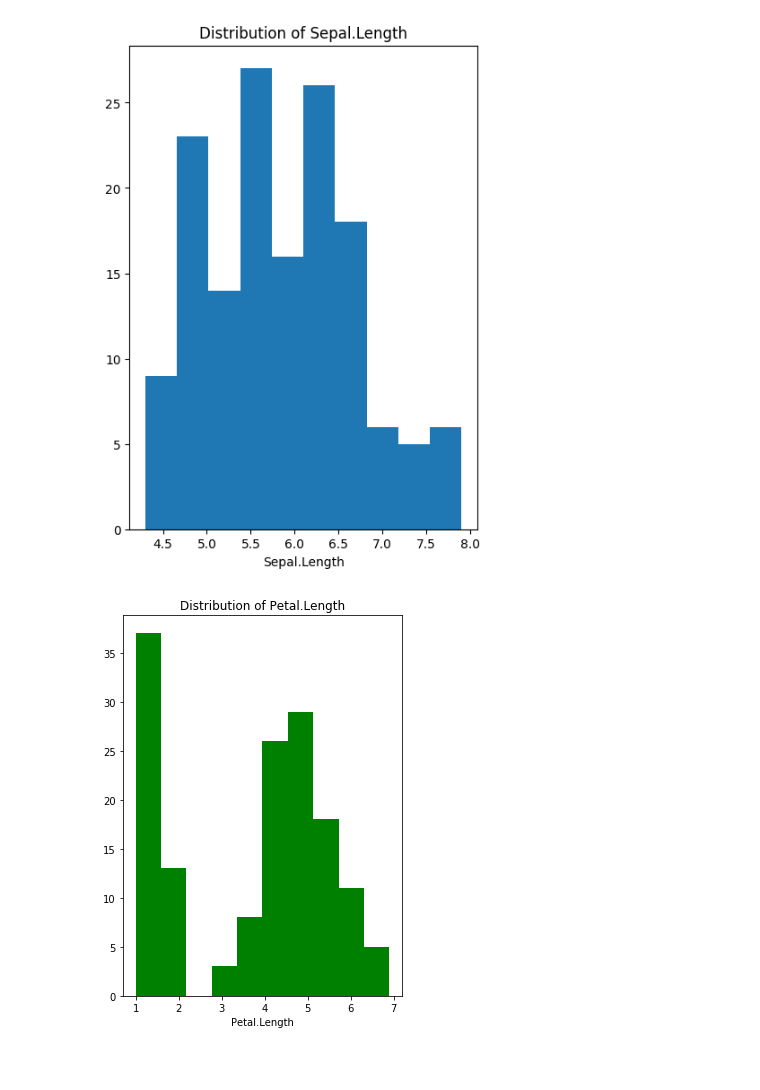
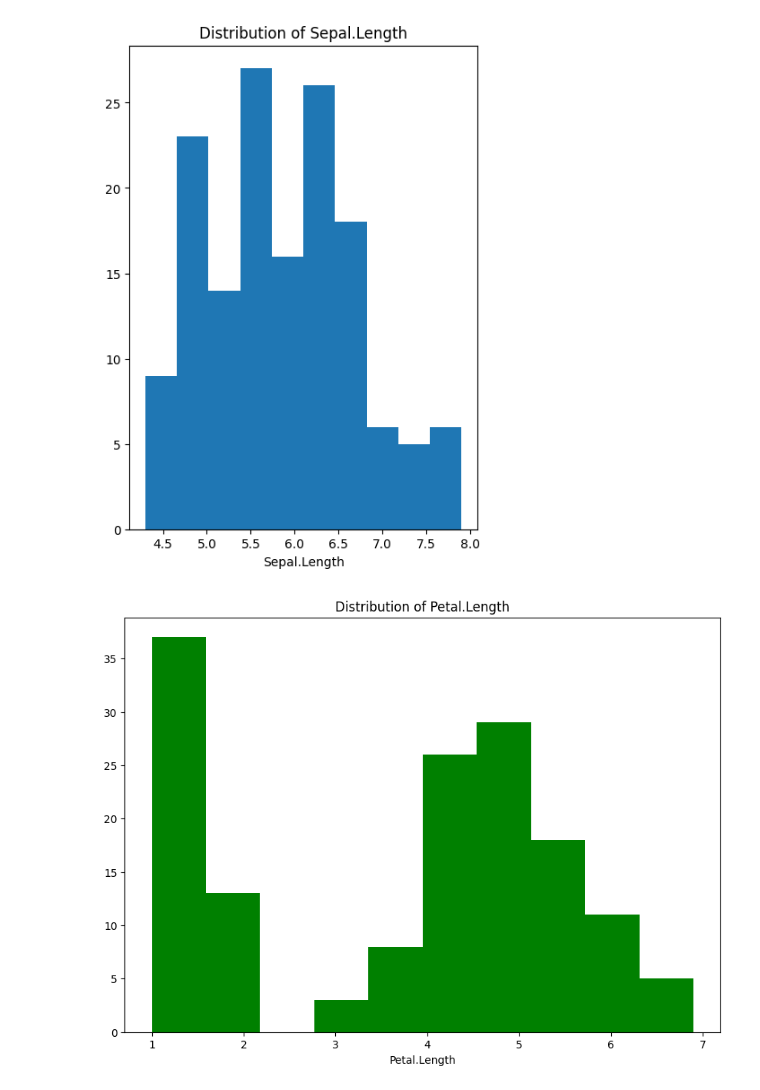
Before and after one commit to Maxwell-Muthui-Mwangi/Ballershopke-Python_Data-Science, a Jupyter notebook: Decision+Tree.ipynb, the cells around one changed output. Drawn from its saved outputs; the diff is of its cells as text; code cells hidden in the pictures; blank space fills up the shorter version.

```diff
--- a/Decision+Tree.ipynb
+++ b/Decision+Tree.ipynb
@@ -33,13 +33,13 @@ plt.show()
 [figure]
 # %%
 #Making a histogram for petal length
-plt.figure(figsize=(5,7))
+plt.figure(figsize=(10,7))
 plt.hist(iris['Petal.Length'],color="g")
 plt.title("Distribution of Petal.Length")
 plt.xlabel("Petal.Length")
 plt.show()
 # %% [output]
-[figure, old version]
+[figure, new version]
 # %%
 y = iris[['Species']]
 # %%
```
Also changed, not shown: parts of 6 cells of this notebook.
